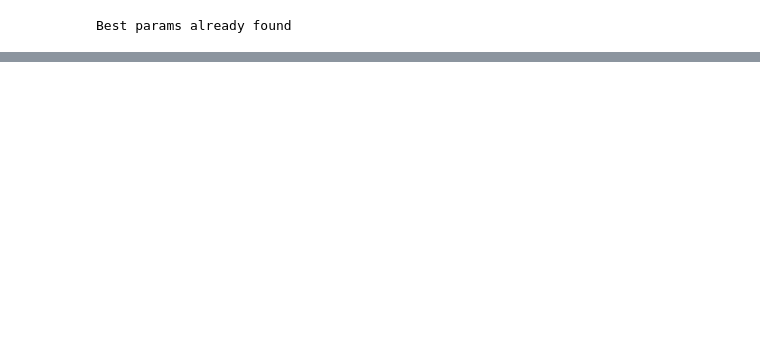
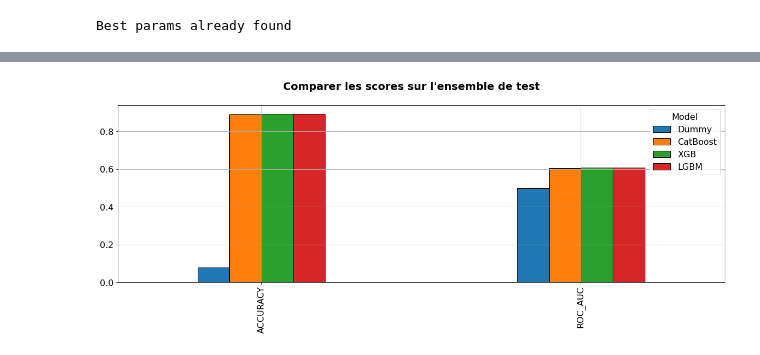
Before and after one commit to yonssJ/Data-Science-Course, a Jupyter notebook: P7/Modelling.ipynb, the cells around one changed output, grey strips where cells are left out. Saved outputs shown, nothing was run; the diff lists cells and outputs as text; code cells hidden in the pictures; blank space fills up the shorter version.

```diff
--- a/P7/Modelling.ipynb
+++ b/P7/Modelling.ipynb
@@ -330 +657,9 @@ qs.axhline(y=cost_res.min().min(), color='r', linestyle='--', lw=2)
+# %%
+f, axe = plt.subplots(1,1, figsize=(20,6))
+
+sort='ROC_AUC'
+titre="Comparer les scores sur l'ensemble de test"
+plot_eval(df_eval.T,sort,titre)
+# %% [output]
+[figure, new version]
 # %%
```
Also changed, not shown: parts of 103 cells of this notebook, 11 other files.
